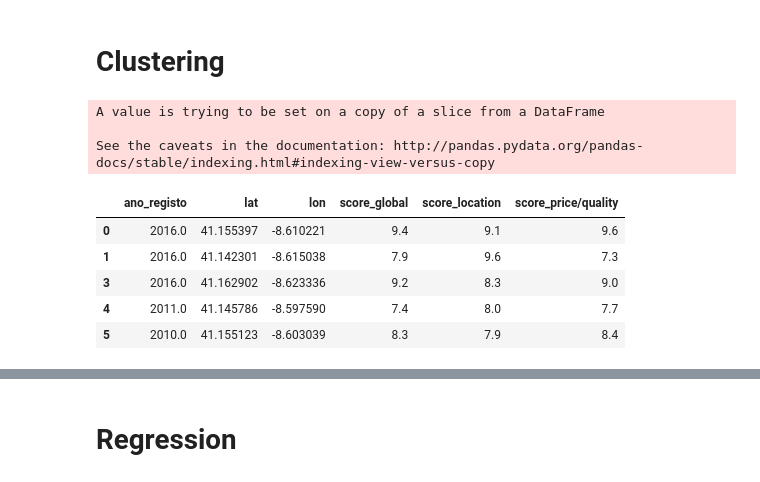
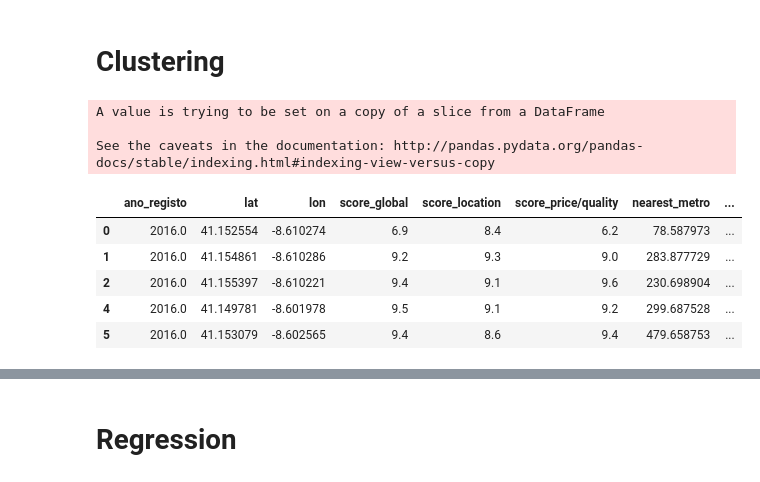
Before and after one commit to msramalho/hackacity2019, a Jupyter notebook: Analysis.ipynb, the cells around one changed output, grey strips where cells are left out. Drawn from its saved outputs; the diff is of its cells as text; code cells hidden in the pictures.

```diff
--- a/Analysis.ipynb
+++ b/Analysis.ipynb
@@ -3,7 +3,7 @@
 # %%
 import pandas as pd
 # %%
-df = pd.read_csv("final_dataset.csv")
+df = pd.read_csv("dataset_com_features.csv")
 df.head(5)
 # %% [output]
 |  | id | nome | ano_registo | type | n_reg | lat | lon | score_global | score_location | ... |
@@ -21,19 +21,19 @@ import matplotlib.pyplot as plt
 %matplotlib inline
 %config InlineBackend.figure_format = 'retina'
 # %%
-df_cl = df[["ano_registo", "lat", "lon", "score_global", "score_location", "score_price/quality"]]
+df_cl = df[["ano_registo", "lat", "lon", "score_global", "score_location", "score_price/quality", "nearest_metro", "nearest_bus", "nearest_tur_point", "POI_closer_than_1000"]]
 df_cl.dropna(inplace=True)
 df_cl.head(5)
 # %% [output]
 A value is trying to be set on a copy of a slice from a DataFrame
 
 See the caveats in the documentation: http://pandas.pydata.org/pandas-docs/stable/indexing.html#indexing-view-versus-copy
-|  | ano_registo | lat | lon | score_global | score_location | score_price/quality |
-| 0 | 2016.0 | 41.155397 | -8.610221 | 9.4 | 9.1 | 9.6 |
-| 1 | 2016.0 | 41.142301 | -8.615038 | 7.9 | 9.6 | 7.3 |
-| 3 | 2016.0 | 41.162902 | -8.623336 | 9.2 | 8.3 | 9.0 |
-| 4 | 2011.0 | 41.145786 | -8.597590 | 7.4 | 8.0 | 7.7 |
-| 5 | 2010.0 | 41.155123 | -8.603039 | 8.3 | 7.9 | 8.4 |
+|  | ano_registo | lat | lon | score_global | score_location | score_price/quality | nearest_metro | ... |
+| 0 | 2016.0 | 41.152554 | -8.610274 | 6.9 | 8.4 | 6.2 | 78.587973 | ... |
+| 1 | 2016.0 | 41.154861 | -8.610286 | 9.2 | 9.3 | 9.0 | 283.877729 | ... |
+| 2 | 2016.0 | 41.155397 | -8.610221 | 9.4 | 9.1 | 9.6 | 230.698904 | ... |
+| 4 | 2016.0 | 41.149781 | -8.601978 | 9.5 | 9.1 | 9.2 | 299.687528 | ... |
+| 5 | 2016.0 | 41.153079 | -8.602565 | 9.4 | 8.6 | 9.4 | 479.658753 | ... |
 # %%
 kmeans = KMeans(n_clusters=10, random_state=0, algorithm="full").fit(df_cl)
 # %%
```
Also changed, not shown: parts of 17 cells of this notebook.
